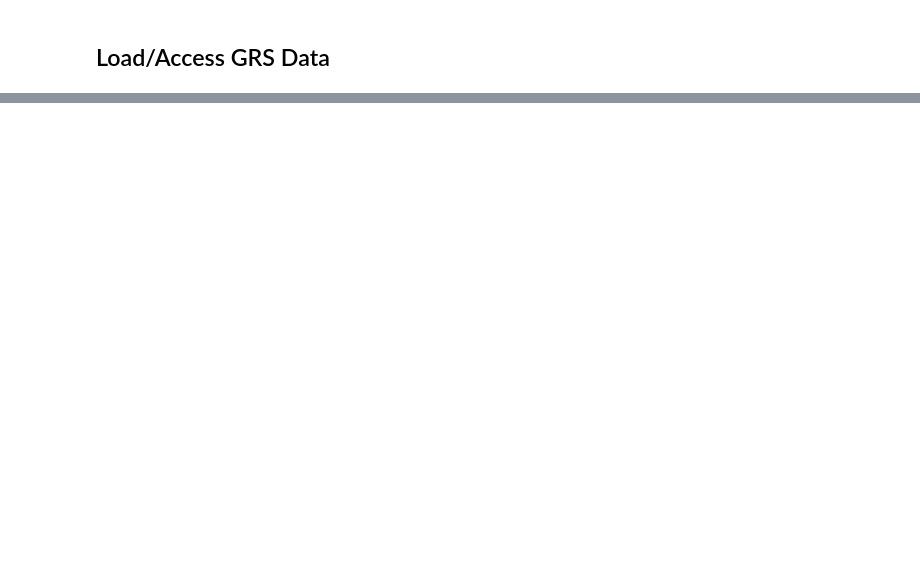
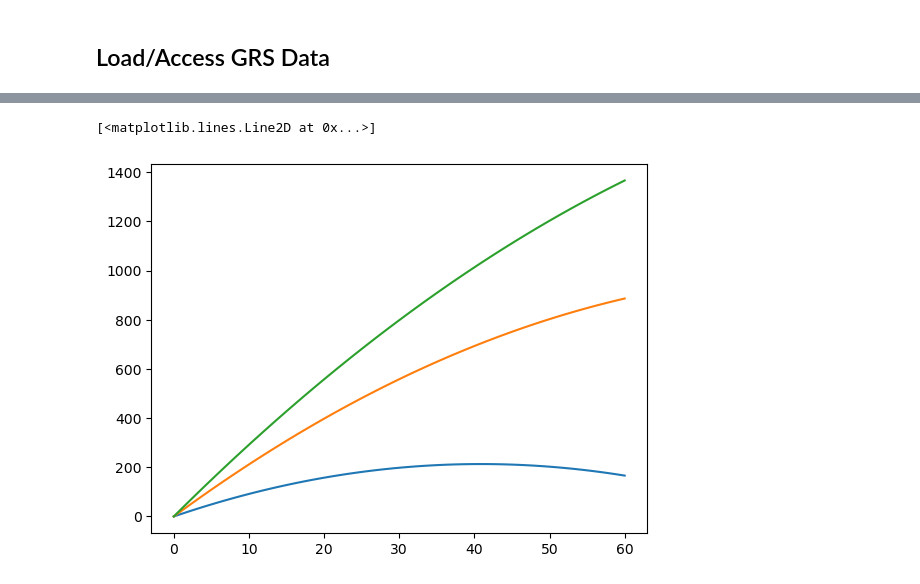
Before and after one commit to Humboldt-Penguin/Mars-Magnetics-Research, a Jupyter notebook: code/04_curie_depths/demag_analysis_v2.ipynb, the cells around one changed output, grey strips where cells are left out. Drawn from its saved outputs; the diff is of its cells as text; code cells hidden in the pictures; blank space fills up the shorter version.

```diff
--- a/code/04_curie_depths/demag_analysis_v2.ipynb
+++ b/code/04_curie_depths/demag_analysis_v2.ipynb
@@ -559,0 +694,42 @@ def plotCurieDepth(lon, lat, t):
+# %%
+def tempAtDepth(lon, lat, t, depth_km, q_b_mW, volatile_adjusted = False):
+    '''WARNING: THIS IS A CONSTLY COMPUTATION bc `calc_H`, do not run this function for a large dataset :3'''
+
+    ## Work with luju's matfile
+    def calc_Qs(lon, lat):
+        datafolder = os.path.abspath(os.path.join(os.getcwd(), "data/crustal_heat_flow"))
+        matfile = sio.loadmat(os.path.abspath(os.path.join(datafolder, "HcrGRS_Hm0.mat")))
+        # print(matfile)
+        H_cr = matfile['nhf']
+        # H_cr = matfile['hf_m20']
+        x = -lat - 90
+        y = lon2clon(lon)
+        return (H_cr[int(x)][int(y)] * 10**-3) # file given in mW, convert to [W m^-2]
+
+
+    q_s = calc_Qs(lon,lat) # surface heat flow [W m^-2]
+    # q_b = 30e-3 # basal heat flow, parameter sweep this from 0-50 -- this is what we can figure out using sph harmonics and impact modelling!
+    q_b = q_b_mW * 10**-3 # basal heat flow, parameter sweep this from 0-50 -- this is what we can figure out using sph harmonics and impact modelling!
+    q_0 = q_s + q_b
+    k_cr = 2.5 # thermal conductivity of crust [W m^-1 K^-1]
+    rho = 2800 # density of crust [kg m^-3]
+    H = calc_H(lon, lat, t, volatile_adjusted) # heat production due to HPEs [W kg^-1]
+
+    depth_m = depth_km*1000
+
+
+    T = ((q_0 * depth_m)/(k_cr)) - ((rho * H * depth_m**2)/(2*k_cr))
+    return T
+
+
+############################################
+depths_km = np.linspace(0, 60, 100)
+temps_C_hm0 = [tempAtDepth(henry["lon"], henry["lat"], henry["formation"], depth_km=z, q_b_mW = 0, volatile_adjusted = True) for z in depths_km]
+temps_C_hm30 = [tempAtDepth(henry["lon"], henry["lat"], henry["formation"], depth_km=z, q_b_mW = 30, volatile_adjusted = True) for z in depths_km]
+temps_C_hm50 = [tempAtDepth(henry["lon"], henry["lat"], henry["formation"], depth_km=z, q_b_mW = 50, volatile_adjusted = True) for z in depths_km]
+plt.plot(depths_km, temps_C_hm0)
+plt.plot(depths_km, temps_C_hm30)
+plt.plot(depths_km, temps_C_hm50)
+# %% [output]
+[<matplotlib.lines.Line2D at 0x...>]
+[figure, added]
```
Also changed, not shown: parts of 34 cells of this notebook.
